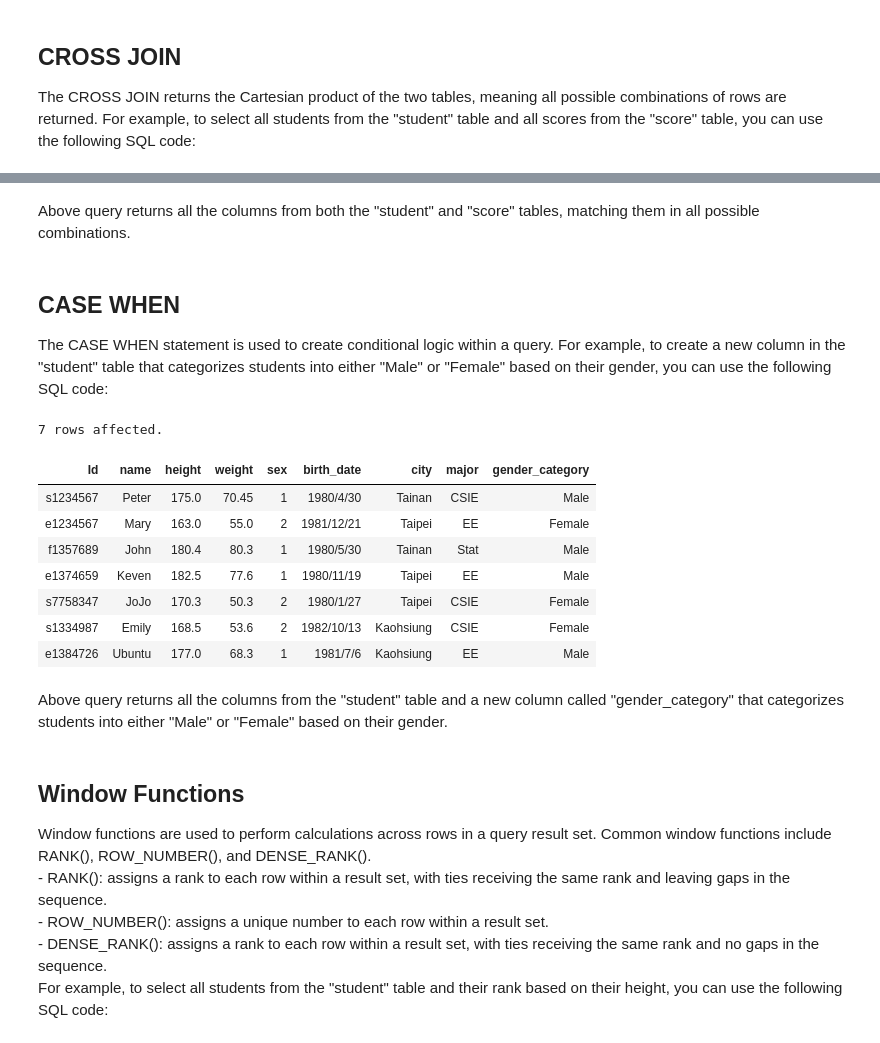
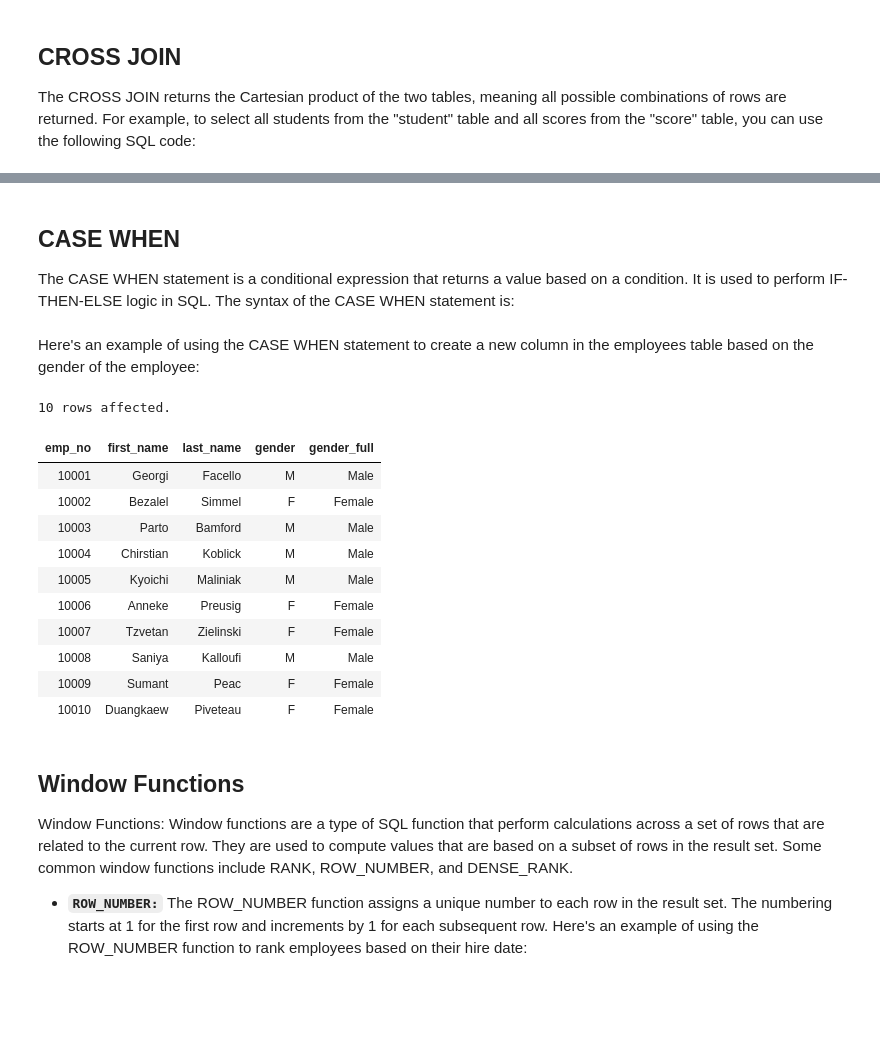
Before and after one commit to anandmukul1701/Analytics_Problems, a Jupyter notebook: SQL Bootcamp 190323/SQL.ipynb, the cells around one changed output, grey strips where cells are left out. Drawn from its saved outputs; the diff is of its cells as text; code cells hidden in the pictures; blank space fills up the shorter version.

```diff
--- a/SQL Bootcamp 190323/SQL.ipynb
+++ b/SQL Bootcamp 190323/SQL.ipynb
@@ -582,5 +549,3 @@ CROSS JOIN score;
-# %% [markdown]
-Above query returns all the columns from both the "student" and "score" tables, matching them in all possible combinations.
 # %% [markdown]
 ## CASE WHEN
-The CASE WHEN statement is used to create conditional logic within a query. For example, to create a new column in the "student" table that categorizes students into either "Male" or "Female" based on their gender, you can use the following SQL code:
+The CASE WHEN statement is a conditional expression that returns a value based on a condition. It is used to perform IF-THEN-ELSE logic in SQL. The syntax of the CASE WHEN statement is:
@@ -587,26 +561,31 @@ The CASE WHEN statement is used to create conditional logic within a query. For
+# %% [markdown]
+Here's an example of using the CASE WHEN statement to create a new column in the employees table based on the gender of the employee:
 # %%
 %%sql
-SELECT *,
-CASE WHEN sex = 1 THEN 'Male' ELSE 'Female' END AS gender_category
-FROM student;
+SELECT emp_no, first_name, last_name, gender,
+    CASE
+        WHEN gender = 'M' THEN 'Male'
+        WHEN gender = 'F' THEN 'Female'
+        ELSE 'Unknown'
+    END AS gender_full
+FROM employees
+LIMIT 10;
 # %% [output]
-7 rows affected.
+10 rows affected.
-| Id | name | height | weight | sex | birth_date | city | major | gender_category |
-| s1234567 | Peter | 175.0 | 70.45 | 1 | 1980/4/30 | Tainan | CSIE | Male |
-| e1234567 | Mary | 163.0 | 55.0 | 2 | 1981/12/21 | Taipei | EE | Female |
-| f1357689 | John | 180.4 | 80.3 | 1 | 1980/5/30 | Tainan | Stat | Male |
-| e1374659 | Keven | 182.5 | 77.6 | 1 | 1980/11/19 | Taipei | EE | Male |
-| s7758347 | JoJo | 170.3 | 50.3 | 2 | 1980/1/27 | Taipei | CSIE | Female |
-| s1334987 | Emily | 168.5 | 53.6 | 2 | 1982/10/13 | Kaohsiung | CSIE | Female |
-| e1384726 | Ubuntu | 177.0 | 68.3 | 1 | 1981/7/6 | Kaohsiung | EE | Male |
+| emp_no | first_name | last_name | gender | gender_full |
+| 10001 | Georgi | Facello | M | Male |
+| 10002 | Bezalel | Simmel | F | Female |
+| 10003 | Parto | Bamford | M | Male |
+| 10004 | Chirstian | Koblick | M | Male |
+| 10005 | Kyoichi | Maliniak | M | Male |
+| 10006 | Anneke | Preusig | F | Female |
+| 10007 | Tzvetan | Zielinski | F | Female |
+| 10008 | Saniya | Kalloufi | M | Male |
+| 10009 | Sumant | Peac | F | Female |
+| 10010 | Duangkaew | Piveteau | F | Female |
-# %% [markdown]
-Above query returns all the columns from the "student" table and a new column called "gender_category" that categorizes students into either "Male" or "Female" based on their gender.
 # %% [markdown]
 ## Window Functions
-Window functions are used to perform calculations across rows in a query result set. Common window functions include RANK(), ROW_NUMBER(), and DENSE_RANK().
-<br>-  RANK(): assigns a rank to each row within a result set, with ties receiving the same rank and leaving gaps in the sequence.
-<br>-  ROW_NUMBER(): assigns a unique number to each row within a result set.
-<br>-  DENSE_RANK(): assigns a rank to each row within a result set, with ties receiving the same rank and no gaps in the sequence.
-<br>For example, to select all students from the "student" table and their rank based on their height, you can use the following SQL code:
+Window Functions: Window functions are a type of SQL function that perform calculations across a set of rows that are related to the current row. They are used to compute values that are based on a subset of rows in the result set. Some common window functions include RANK, ROW_NUMBER, and DENSE_RANK.
+- **`ROW_NUMBER:`** The ROW_NUMBER function assigns a unique number to each row in the result set. The numbering starts at 1 for the first row and increments by 1 for each subsequent row. Here's an example of using the ROW_NUMBER function to rank employees based on their hire date:
 # %%
 %%sql
```
Also changed, not shown: parts of 67 cells of this notebook, 2 other files.
